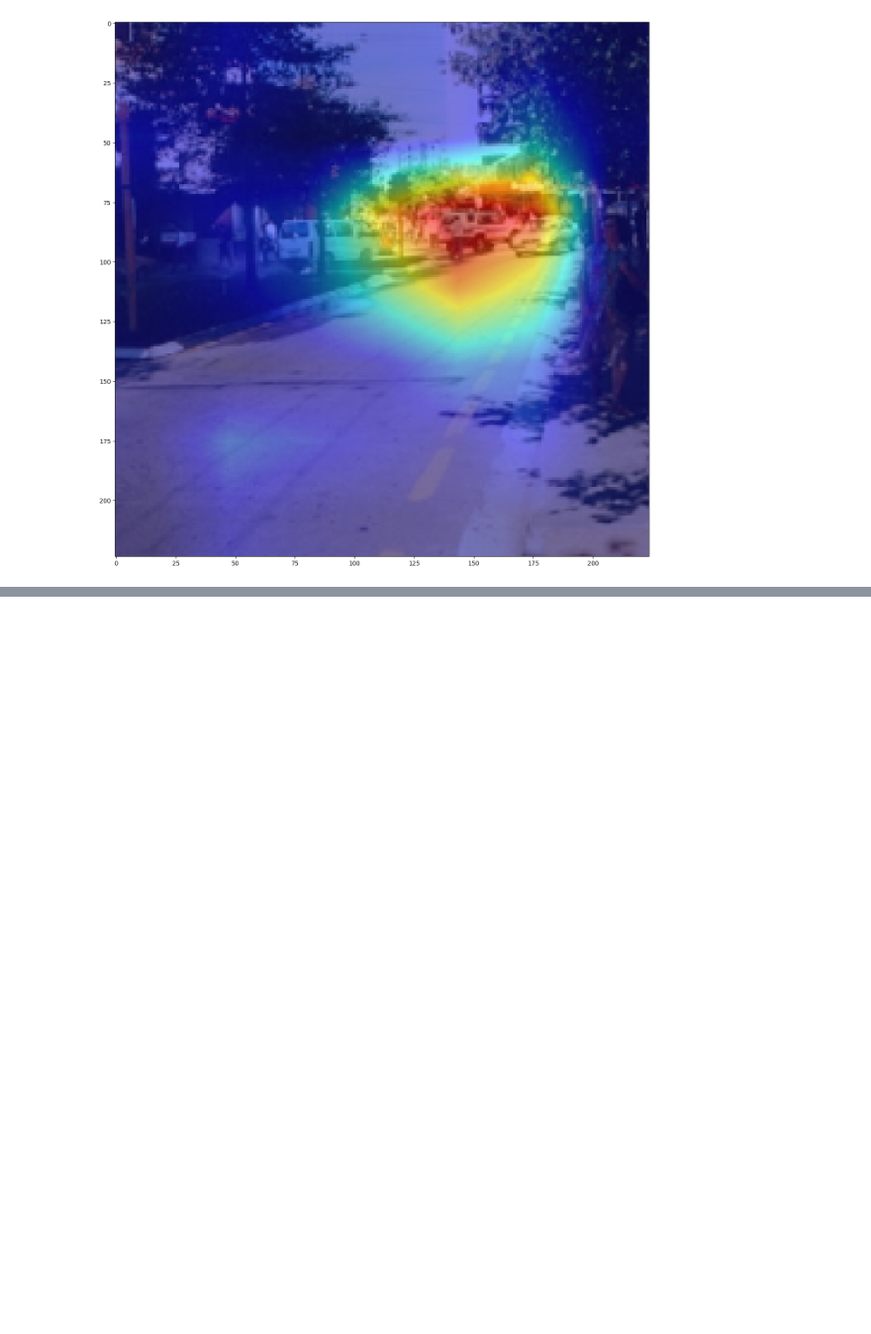
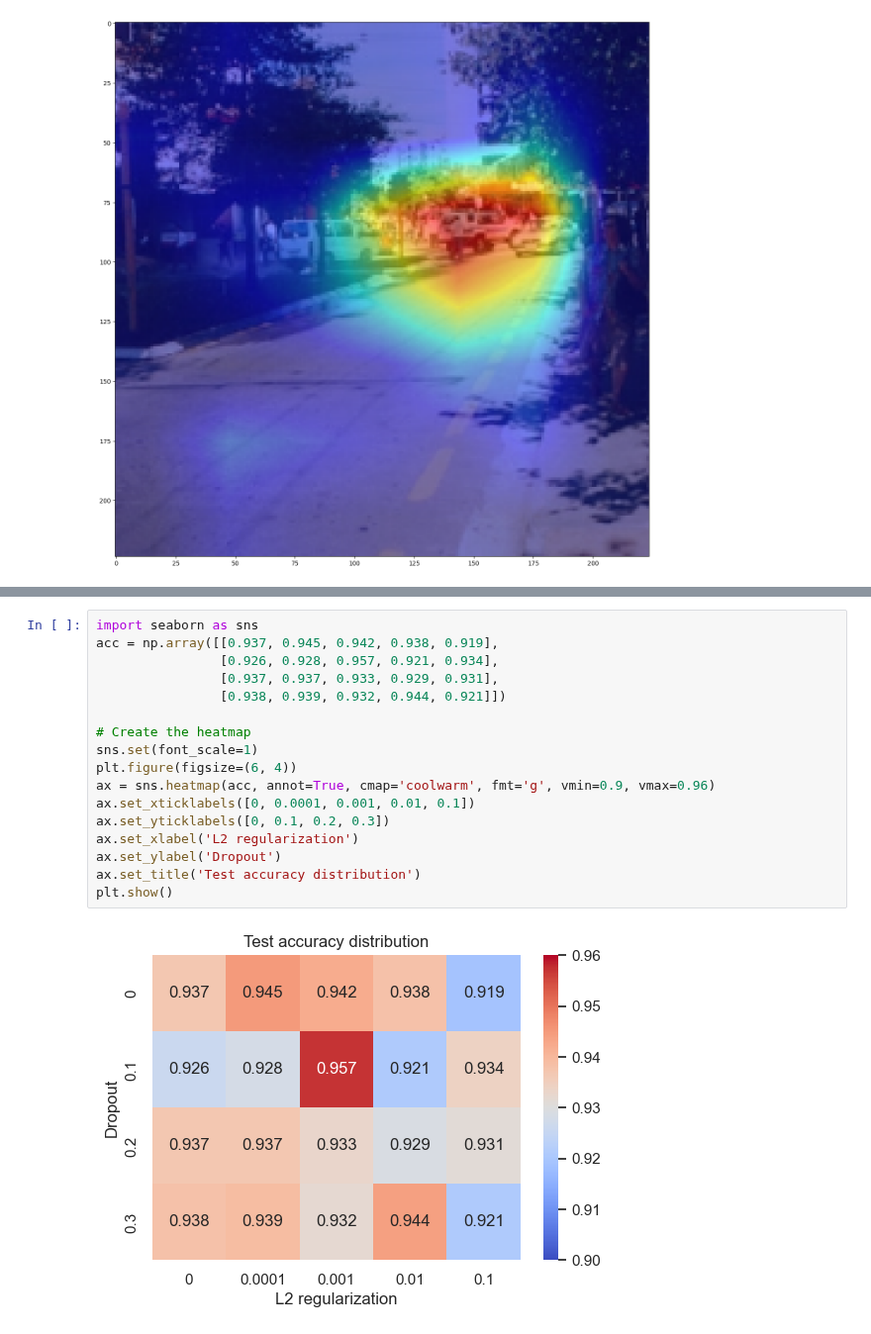
Before and after one commit to MCV-C3/project23-24-08, a Jupyter notebook: Task3/Explainability.ipynb, the cells around one changed output, grey strips where cells are left out. Shown at 99% size. Drawn from its saved outputs; the diff is of its cells as text; blank space fills up the shorter version.

```diff
--- a/Task3/Explainability.ipynb
+++ b/Task3/Explainability.ipynb
@@ -730,0 +1002,19 @@ plt.imshow(visualization)
+# %%
+import seaborn as sns
+acc = np.array([[0.937, 0.945, 0.942, 0.938, 0.919],
+                [0.926, 0.928, 0.957, 0.921, 0.934],
+                [0.937, 0.937, 0.933, 0.929, 0.931],
+                [0.938, 0.939, 0.932, 0.944, 0.921]])
+
+# Create the heatmap
+sns.set(font_scale=1)
+plt.figure(figsize=(6, 4))
+ax = sns.heatmap(acc, annot=True, cmap='coolwarm', fmt='g', vmin=0.9, vmax=0.96)
+ax.set_xticklabels([0, 0.0001, 0.001, 0.01, 0.1])
+ax.set_yticklabels([0, 0.1, 0.2, 0.3])
+ax.set_xlabel('L2 regularization')
+ax.set_ylabel('Dropout')
+ax.set_title('Test accuracy distribution')
+plt.show()
+# %% [output]
+[figure, added]
```
Also changed, not shown: parts of 34 cells of this notebook, 1 other file.
